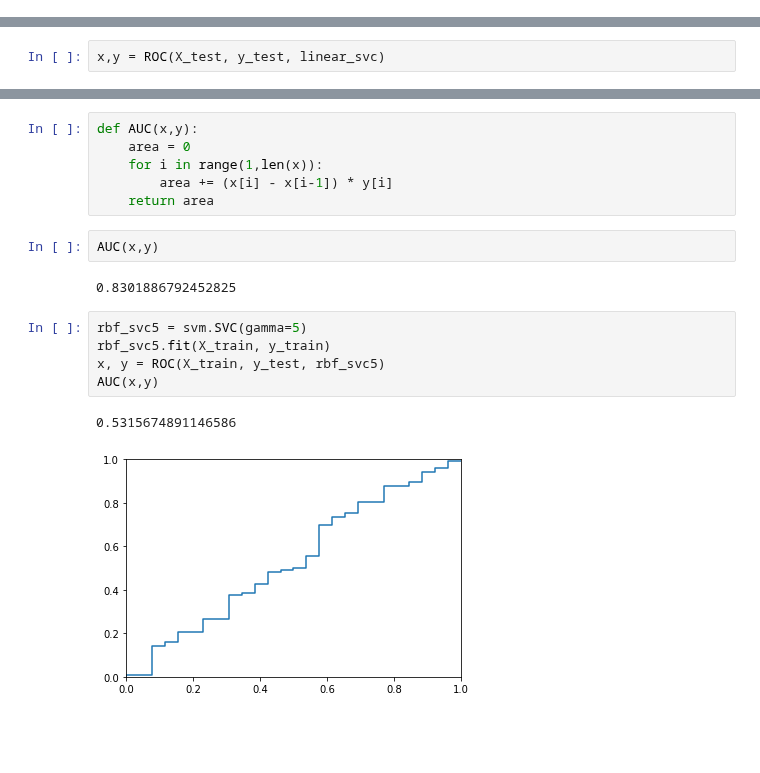
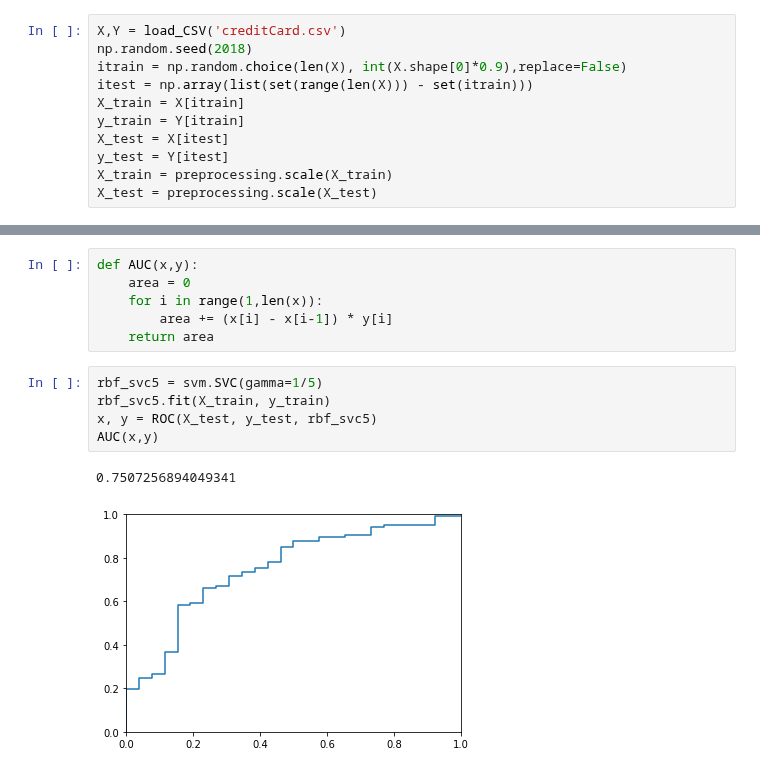
Before and after one commit to ShrekFelix/COMPSCI571-Machine-Learning, a Jupyter notebook: SVM.ipynb, the cells around one changed output, grey strips where cells are left out. Drawn from its saved outputs; the diff is of its cells as text; blank space fills up the shorter version.

```diff
--- a/SVM.ipynb
+++ b/SVM.ipynb
@@ -46,3 +184,14 @@ metrics.auc(fpr,tpr)
+# %%
+X,Y = load_CSV('creditCard.csv')
+np.random.seed(2018)
+itrain = np.random.choice(len(X), int(X.shape[0]*0.9),replace=False)
+itest = np.array(list(set(range(len(X))) - set(itrain)))
+X_train = X[itrain]
+y_train = Y[itrain]
+X_test = X[itest]
+y_test = Y[itest]
+X_train = preprocessing.scale(X_train)
+X_test = preprocessing.scale(X_test)
 # %%
 def ROC(X,Y, classifier):
     scores = classifier.decision_function(X)
@@ -61,5 +210,3 @@ def ROC(X,Y, classifier):
     plt.xlim(0,1)
     plt.ylim(0,1)
     return x,y
-# %%
-x,y = ROC(X_test, y_test, linear_svc)
@@ -71,15 +216,11 @@ def AUC(x,y):
     for i in range(1,len(x)):
         area += (x[i] - x[i-1]) * y[i]
     return area
-# %%
-AUC(x,y)
-# %% [output]
-0.8301886792452825
 # %%
-rbf_svc5 = svm.SVC(gamma=5)
+rbf_svc5 = svm.SVC(gamma=1/5)
 rbf_svc5.fit(X_train, y_train)
-x, y = ROC(X_train, y_test, rbf_svc5)
+x, y = ROC(X_test, y_test, rbf_svc5)
 AUC(x,y)
 # %% [output]
-0.5315674891146586
+0.7507256894049341
-[figure, old version]
+[figure, new version]
```
Also changed, not shown: parts of 42 cells of this notebook, 2 other files.
